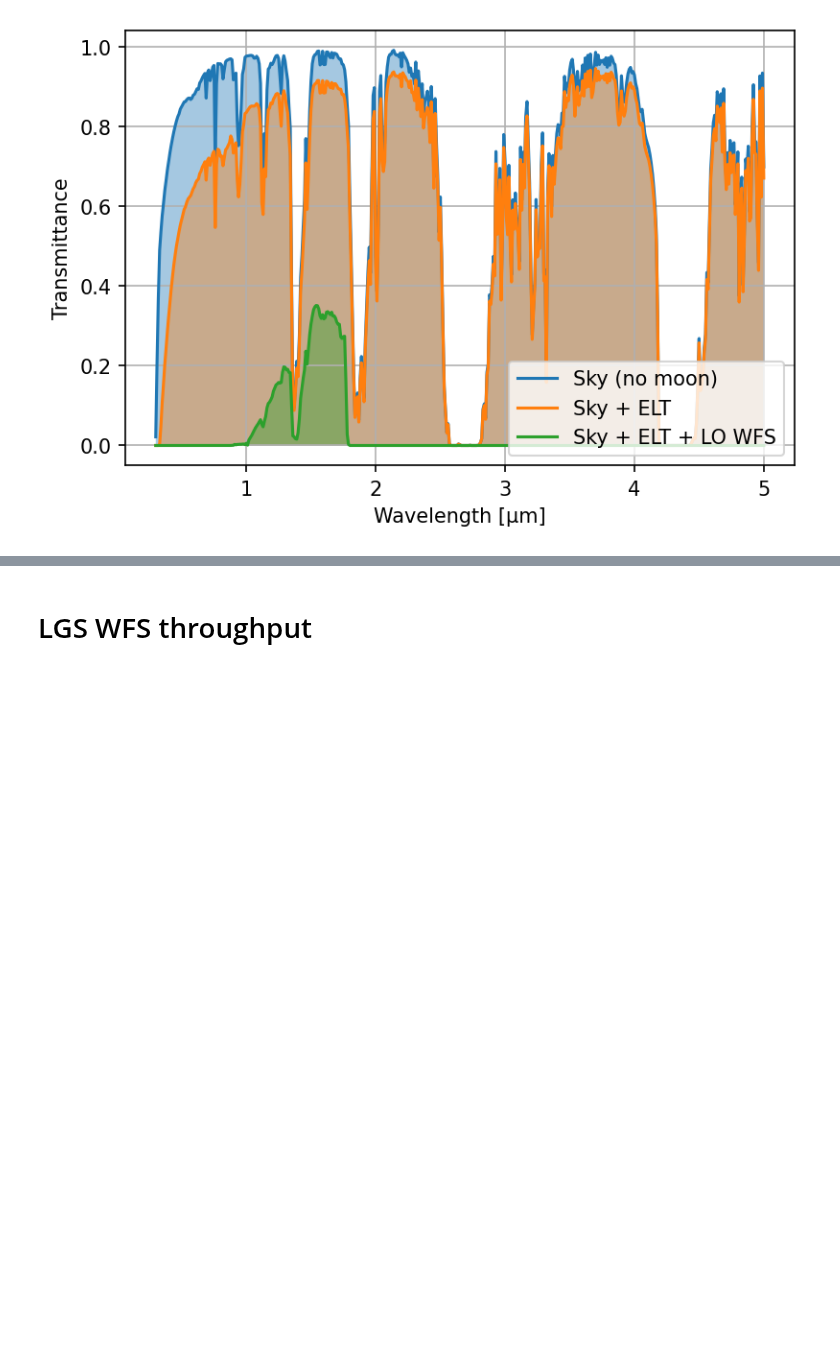
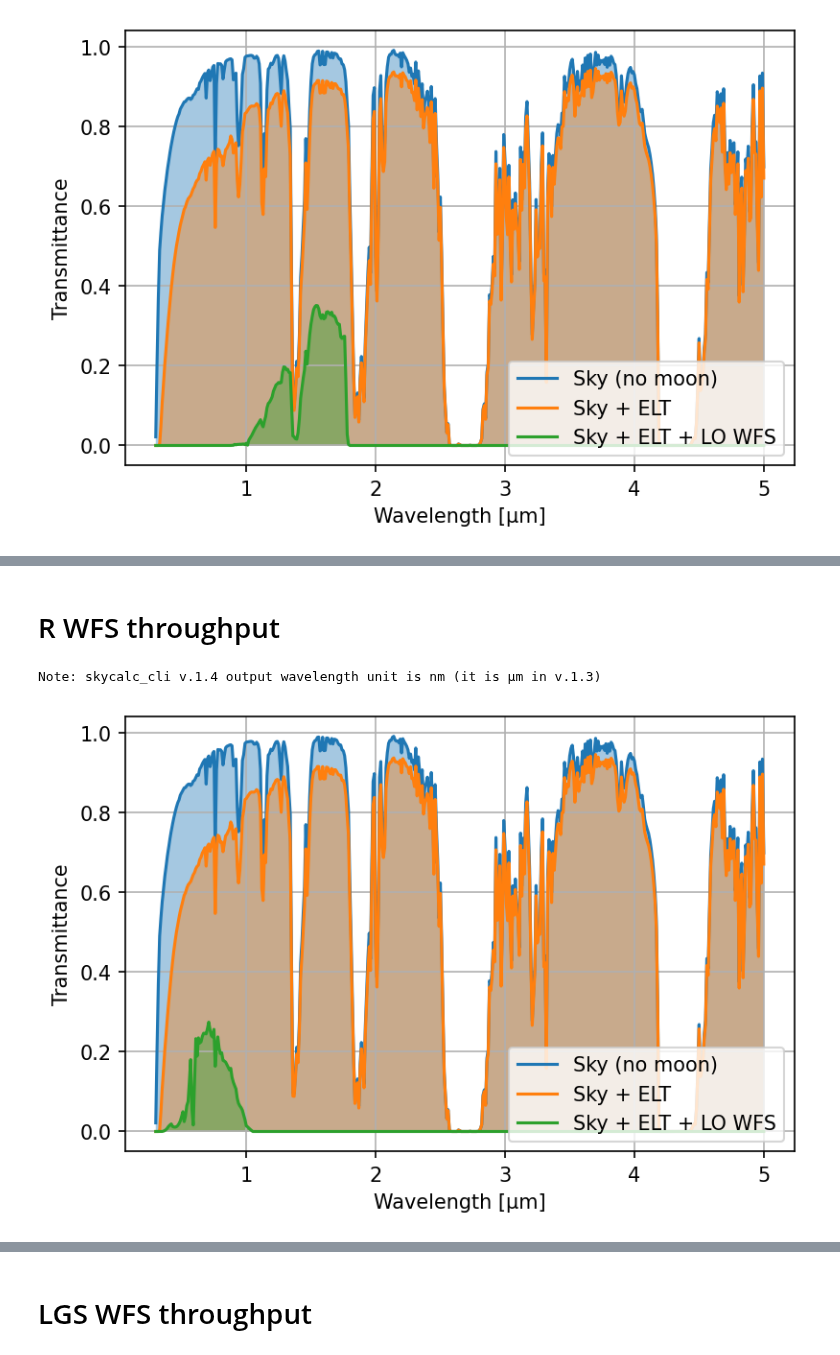
Before and after one commit to ArcetriAdaptiveOptics/arte, a Jupyter notebook: notebook/photometry/throughput_analysis.ipynb, the cells around one changed output, grey strips where cells are left out. Saved outputs shown, nothing was run; the diff lists cells and outputs as text; code cells hidden in the pictures; blank space fills up the shorter version.

```diff
--- a/notebook/photometry/throughput_analysis.ipynb
+++ b/notebook/photometry/throughput_analysis.ipynb
@@ -66,0 +67,2 @@ plt.grid()
+# %% [markdown]
+# R WFS throughput
@@ -66,0 +76,34 @@ plt.grid()
+# %%
+zenith_angle = 30 * u.deg
+airmass = 1 / np.cos(zenith_angle.to(u.rad))
+sky_no_moon = EsoSkyCalc(airmass = airmass, incl_moon = 'N')
+
+import warnings
+warnings.filterwarnings('ignore')
+
+elt = morfeo_transmissive_systems.EltTransmissiveSystem()
+elt_te = elt.as_transmissive_element()
+ref1 = morfeo_transmissive_systems.MorfeoReferenceChannelTransmissiveSystem_001()
+ref1_te = ref1.as_transmissive_element()
+ref2 = morfeo_transmissive_systems.MorfeoReferenceChannelTransmissiveSystem_002()
+ref2_te = ref2.as_transmissive_element()
+# %% [output]
+Note: skycalc_cli v.1.4 output wavelength unit is nm (it is μm in v.1.3)
+# %%
+mpl.rcParams['figure.dpi'] = 150
+
+def plot_between(x, y, label, alpha):
+    plt.plot(x, y, label=label)
+    plt.fill_between(x.value, y, alpha=alpha)
+
+wv = sky_no_moon.lam.to(u.um)
+plot_between(wv, sky_no_moon.trans, label='Sky (no moon)', alpha=0.4)
+# plot_between(wv, sky_no_moon.trans * elt_te.transmittance(wv), label='Sky + ELT', alpha=0.4)
+plot_between(wv, sky_no_moon.trans * ref2.transmittance_from_to(0, 5)(wv), label='Sky + ELT', alpha=0.4)
+plot_between(wv, sky_no_moon.trans * ref2_te.transmittance(wv), label='Sky + ELT + LO WFS', alpha=0.4)
+plt.legend(loc='lower right')
+plt.xlabel('Wavelength [μm]')
+plt.ylabel('Transmittance')
+plt.grid()
+# %% [output]
+[figure, added]
```
Also changed, not shown: parts of 6 cells of this notebook, 2 other files.
